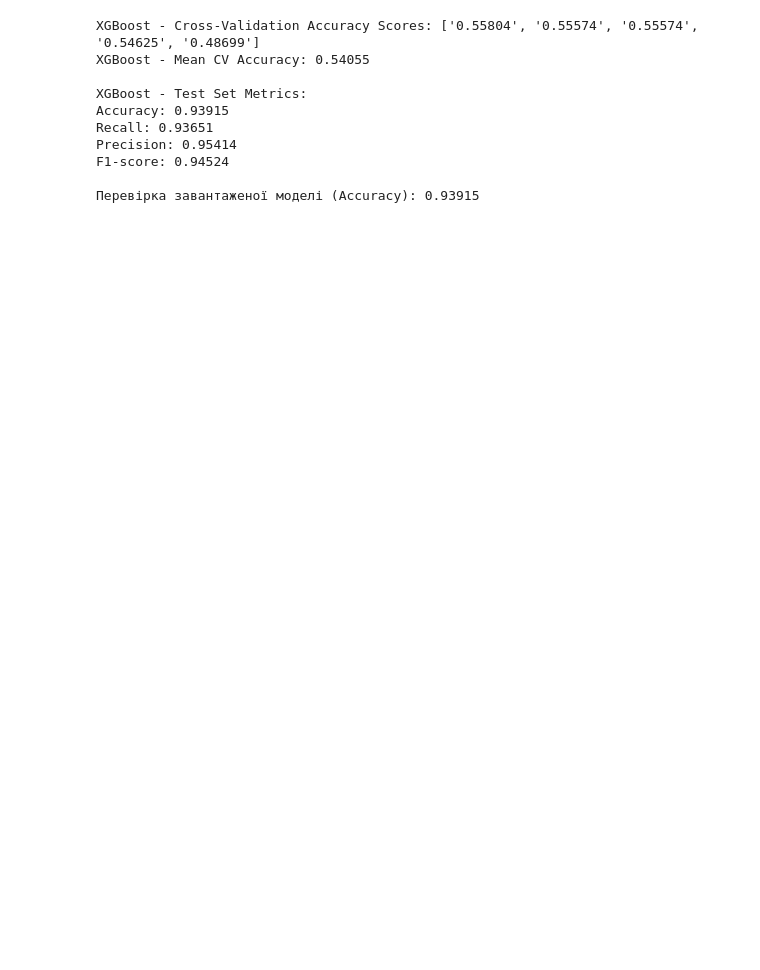
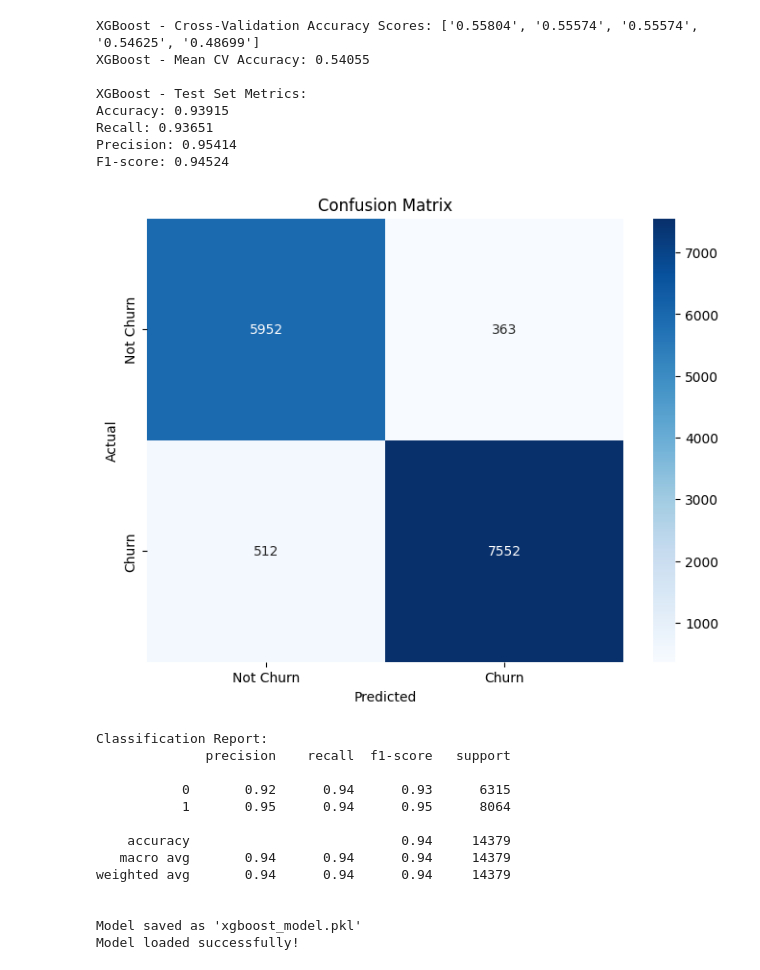
Before and after one commit to SvitLanaTy/churn-prediction-app, a Jupyter notebook: notebooks/best_model.ipynb, the cells around one changed output. Saved outputs shown, nothing was run; the diff lists cells and outputs as text; code cells hidden in the pictures; blank space fills up the shorter version.

```diff
--- a/notebooks/best_model.ipynb
+++ b/notebooks/best_model.ipynb
@@ -1,63 +1,89 @@
 # %%
 import pandas as pd
+import seaborn as sns
+import matplotlib.pyplot as plt
 from sklearn.model_selection import train_test_split, cross_val_score
 from xgboost import XGBClassifier
-from sklearn.metrics import accuracy_score, recall_score, precision_score, f1_score
+from sklearn.metrics import (accuracy_score, recall_score, precision_score,
+                           f1_score, confusion_matrix, classification_report)
 import joblib
 
 # Завантаження та підготовка даних
 data = pd.read_csv('data_normalized.csv')
 X = data.drop(columns=['id', 'churn'])
 y = data['churn']
 X_train, X_test, y_train, y_test = train_test_split(X, y, test_size=0.2, random_state=42)
 
-# Налаштування та тренування моделі
-best_params = {
-    'n_estimators': 150,
-    'max_depth': 6,
-    'learning_rate': 0.05,
-    'subsample': 0.9,
-    'colsample_bytree': 0.85,
-    'random_state': 42,
-    'n_jobs': -1,
-    'eval_metric': 'logloss'
-}
-
-model = XGBClassifier(**best_params)
+# Налаштування моделі
+model = XGBClassifier(
+    n_estimators=150,
+    max_depth=6,
+    learning_rate=0.05,
+    subsample=0.9,
+    colsample_bytree=0.85,
+    random_state=42,
+    n_jobs=-1,
+    eval_metric='logloss'
+)
 
 # Крос-валідація
 cv_scores = cross_val_score(model, X, y, cv=5, scoring='accuracy')
 print("XGBoost - Cross-Validation Accuracy Scores:", [f"{score:.5f}" for score in cv_scores])
-print(f"XGBoost - Mean CV Accuracy: {cv_scores.mean():.5f}")
+print(f"XGBoost - Mean CV Accuracy: {cv_scores.mean():.5f}\n")
 
 # Тренування моделі
 model.fit(X_train, y_train)
 
-# Оцінка на тестовому наборі
+# Прогнозування та оцінка
 y_pred = model.predict(X_test)
-print("\nXGBoost - Test Set Metrics:")
+print("XGBoost - Test Set Metrics:")
 print(f"Accuracy: {accuracy_score(y_test, y_pred):.5f}")
 print(f"Recall: {recall_score(y_test, y_pred):.5f}")
 print(f"Precision: {precision_score(y_test, y_pred):.5f}")
-print(f"F1-score: {f1_score(y_test, y_pred):.5f}")
+print(f"F1-score: {f1_score(y_test, y_pred):.5f}\n")
+
+# Confusion Matrix
+plt.figure(figsize=(8, 6))
+cm = confusion_matrix(y_test, y_pred)
+sns.heatmap(cm, annot=True, fmt='d', cmap='Blues',
+            xticklabels=['Not Churn', 'Churn'],
+            yticklabels=['Not Churn', 'Churn'])
+plt.title('Confusion Matrix')
+plt.xlabel('Predicted')
+plt.ylabel('Actual')
+plt.show()
+
+# Classification Report
+print("\nClassification Report:")
+print(classification_report(y_test, y_pred))
 
 # Збереження моделі
-model.save_model('xgboost_model.json')
-joblib.dump(model, 'xgboost_model.joblib')
+joblib.dump(model, 'xgboost_model.pkl')
+print("\nModel saved as 'xgboost_model.pkl'")
 
-# Приклад завантаження моделі
-loaded_model = XGBClassifier()
-loaded_model.load_model('xgboost_model.json')
-y_pred_loaded = loaded_model.predict(X_test)
-print(f"\nПеревірка завантаженої моделі (Accuracy): {accuracy_score(y_test, y_pred_loaded):.5f}")
+# Приклад завантаження
+loaded_model = joblib.load('xgboost_model.pkl')
+print("Model loaded successfully!")
 # %% [output]
 XGBoost - Cross-Validation Accuracy Scores: ['0.55804', '0.55574', '0.55574', '0.54625', '0.48699']
 XGBoost - Mean CV Accuracy: 0.54055
 
 XGBoost - Test Set Metrics:
 Accuracy: 0.93915
 Recall: 0.93651
 Precision: 0.95414
 F1-score: 0.94524
-
-Перевірка завантаженої моделі (Accuracy): 0.93915
+[figure, added]
+Classification Report:
+              precision    recall  f1-score   support
+
+           0       0.92      0.94      0.93      6315
+           1       0.95      0.94      0.95      8064
+
+    accuracy                           0.94     14379
+   macro avg       0.94      0.94      0.94     14379
+weighted avg       0.94      0.94      0.94     14379
+
+
+Model saved as 'xgboost_model.pkl'
+Model loaded successfully!
```
Also changed, not shown: parts of 2 cells of this notebook.
